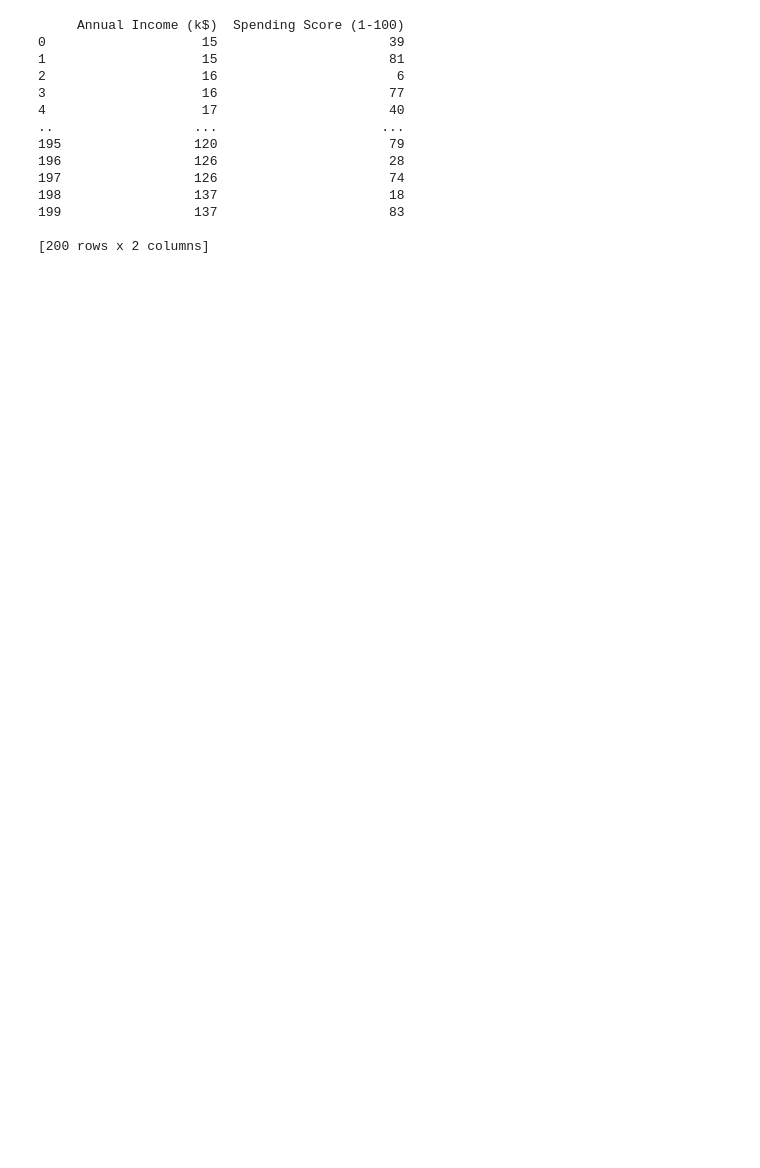
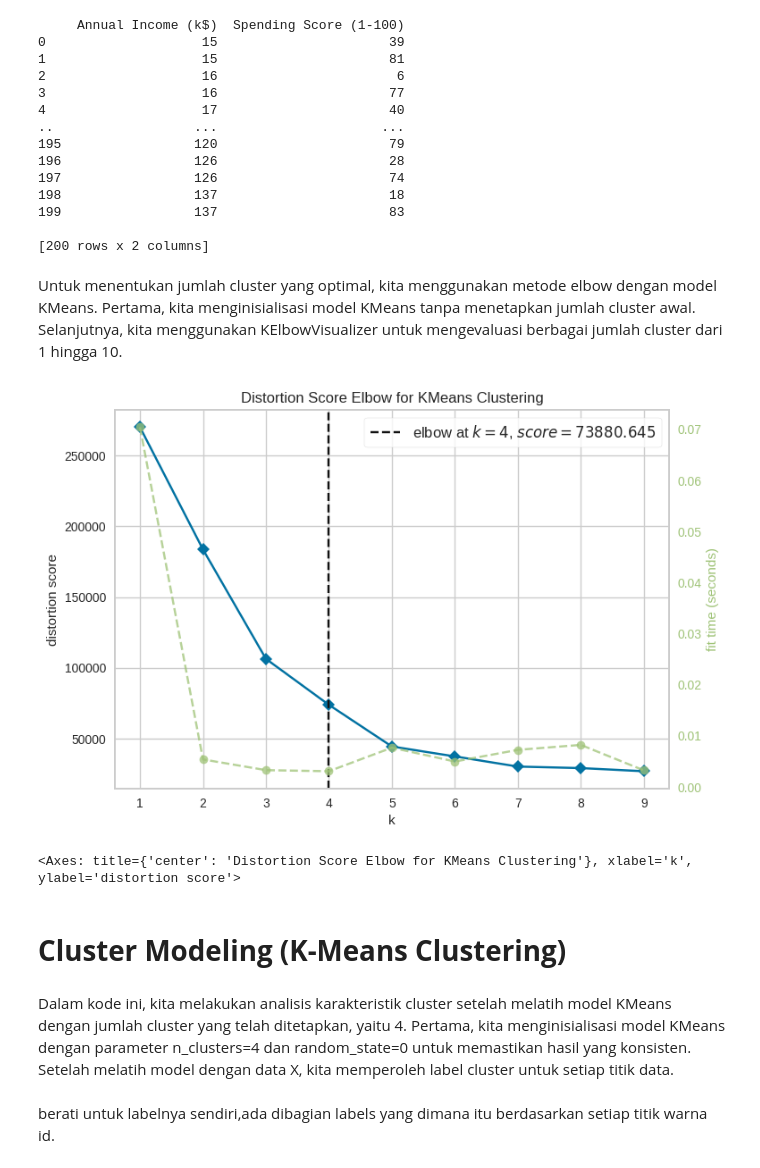
Before and after one commit to Luseat/clustering_mall_customer, a Jupyter notebook: Clustering_Mall_Cutomer.ipynb, the cells around one changed output. Cells and saved outputs as stored; diff of their text form; code cells hidden in the pictures; blank space fills up the shorter version.

```diff
--- a/Clustering_Mall_Cutomer.ipynb
+++ b/Clustering_Mall_Cutomer.ipynb
@@ -139,3 +143,24 @@ print(pd.DataFrame(X, columns=['Annual Income (k$)', 'Spending Score (1-100)']))
 199                 137                      83
 
 [200 rows x 2 columns]
+# %% [markdown]
+Untuk menentukan jumlah cluster yang optimal, kita menggunakan metode elbow dengan model KMeans. Pertama, kita menginisialisasi model KMeans tanpa menetapkan jumlah cluster awal. Selanjutnya, kita menggunakan KElbowVisualizer untuk mengevaluasi berbagai jumlah cluster dari 1 hingga 10.
+# %%
+# Inisialisasi model KMeans tanpa parameter awal
+kmeans = KMeans()
+
+# Inisialisasi visualizer KElbow untuk menentukan jumlah cluster optimal
+visualizer = KElbowVisualizer(kmeans, k=(1, 10))
+
+# Fit visualizer dengan data untuk menemukan jumlah cluster optimal
+visualizer.fit(X)
+visualizer.show()
+# %% [output]
+[figure, added]
+<Axes: title={'center': 'Distortion Score Elbow for KMeans Clustering'}, xlabel='k', ylabel='distortion score'>
+# %% [markdown]
+# **Cluster Modeling (K-Means Clustering)**
+# %% [markdown]
+Dalam kode ini, kita melakukan analisis karakteristik cluster setelah melatih model KMeans dengan jumlah cluster yang telah ditetapkan, yaitu 4. Pertama, kita menginisialisasi model KMeans dengan parameter n_clusters=4 dan random_state=0 untuk memastikan hasil yang konsisten. Setelah melatih model dengan data X, kita memperoleh label cluster untuk setiap titik data.
+# %% [markdown]
+berati untuk labelnya sendiri,ada dibagian labels yang dimana itu berdasarkan setiap titik warna id.
```
Also changed, not shown: parts of 6 cells of this notebook.
